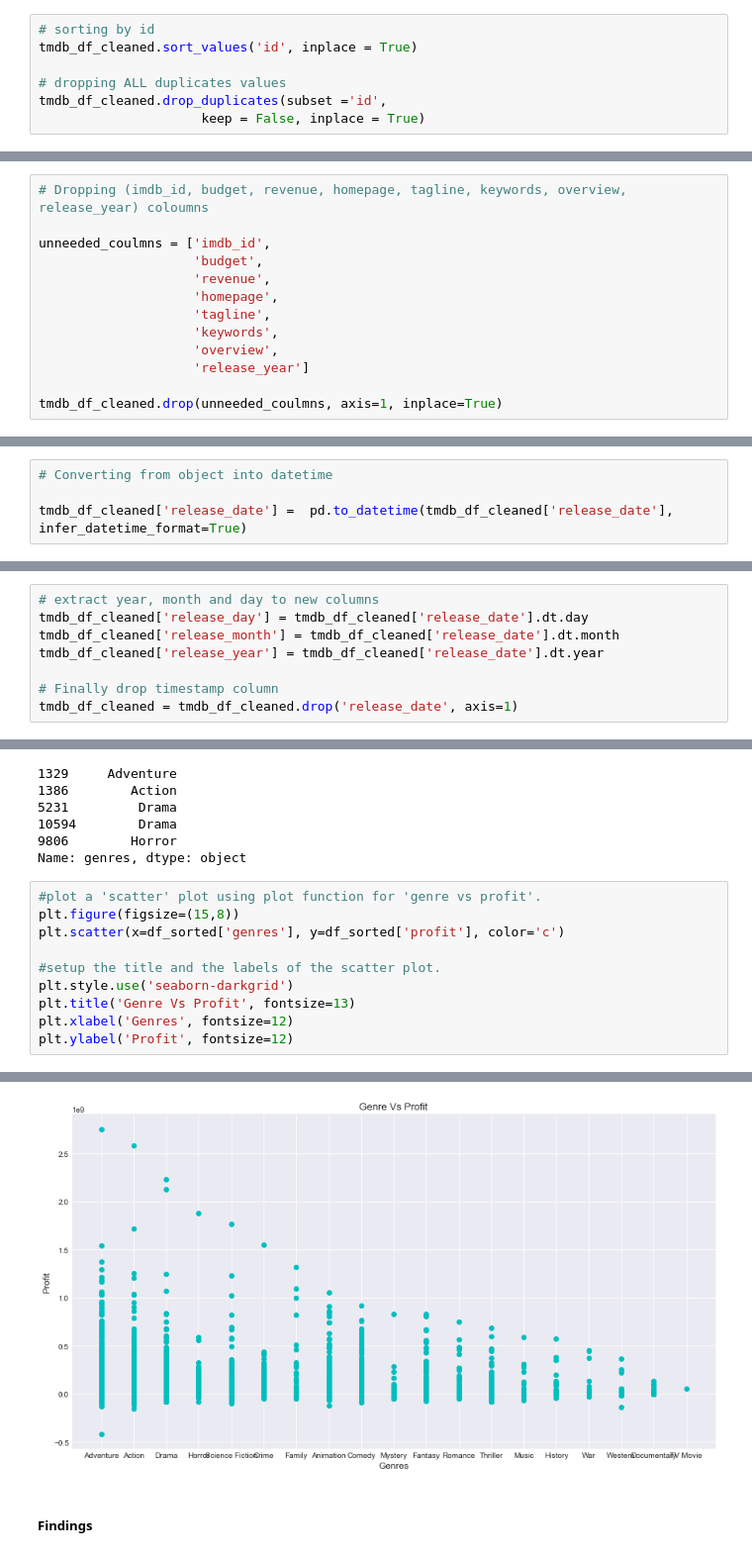
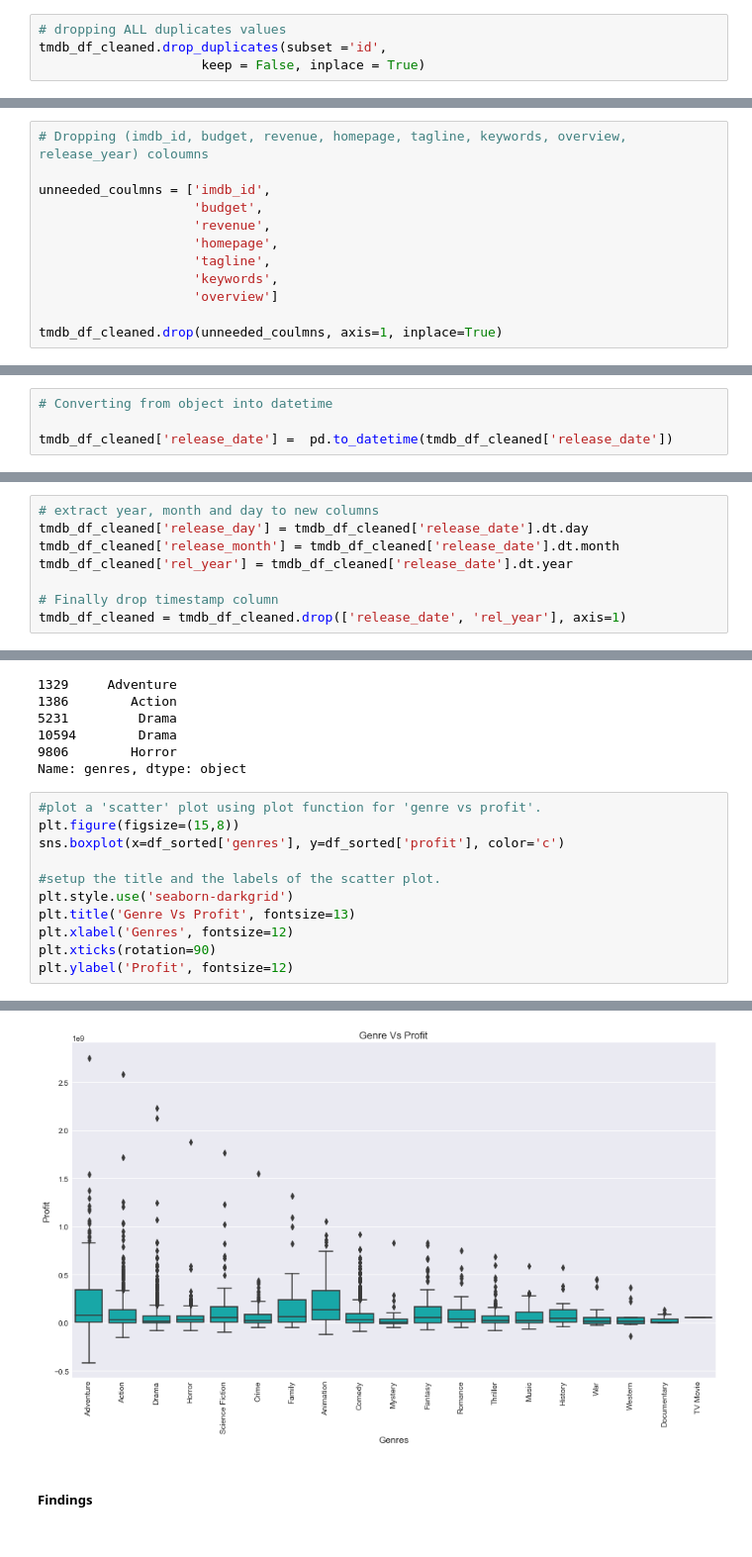
Before and after one commit to KarimEl-Dweky/TMDb-Movie-Data, a Jupyter notebook: TMDb.ipynb, the cells around one changed output, grey strips where cells are left out. Shown: that part at 99% size. Drawn from its saved outputs; the diff is of its cells as text.

```diff
--- a/TMDb.ipynb
+++ b/TMDb.ipynb
@@ -272,9 +273,6 @@ Dropping Dublicated **id**.
 # %% [markdown]
 ###### Code
 # %%
-# sorting by id
-tmdb_df_cleaned.sort_values('id', inplace = True)
-
 # dropping ALL duplicates values
 tmdb_df_cleaned.drop_duplicates(subset ='id',
                      keep = False, inplace = True)
@@ -299,8 +297,7 @@ unneeded_coulmns = ['imdb_id',
                     'homepage',
                     'tagline',
                     'keywords',
-                    'overview',
-                    'release_year']
+                    'overview']
 
 tmdb_df_cleaned.drop(unneeded_coulmns, axis=1, inplace=True)
 # %% [markdown]
@@ -408,7 +396,7 @@ Converting **release_date** coloumn from object into datetime.
 # %%
 # Converting from object into datetime
 
-tmdb_df_cleaned['release_date'] =  pd.to_datetime(tmdb_df_cleaned['release_date'], infer_datetime_format=True)
+tmdb_df_cleaned['release_date'] =  pd.to_datetime(tmdb_df_cleaned['release_date'])
 # %% [markdown]
 ###### Test
 # %%
@@ -455,10 +440,10 @@ Separating **release_date** into **release_day**, **release_month** and **releas
 # extract year, month and day to new columns
 tmdb_df_cleaned['release_day'] = tmdb_df_cleaned['release_date'].dt.day
 tmdb_df_cleaned['release_month'] = tmdb_df_cleaned['release_date'].dt.month
-tmdb_df_cleaned['release_year'] = tmdb_df_cleaned['release_date'].dt.year
+tmdb_df_cleaned['rel_year'] = tmdb_df_cleaned['release_date'].dt.year
 
 # Finally drop timestamp column
-tmdb_df_cleaned = tmdb_df_cleaned.drop('release_date', axis=1)
+tmdb_df_cleaned = tmdb_df_cleaned.drop(['release_date', 'rel_year'], axis=1)
 # %% [markdown]
 ###### Test
 # %%
@@ -657,16 +642,17 @@ Name: genres, dtype: object
 # %%
 #plot a 'scatter' plot using plot function for 'genre vs profit'.
 plt.figure(figsize=(15,8))
-plt.scatter(x=df_sorted['genres'], y=df_sorted['profit'], color='c')
+sns.boxplot(x=df_sorted['genres'], y=df_sorted['profit'], color='c')
 
 #setup the title and the labels of the scatter plot.
 plt.style.use('seaborn-darkgrid')
 plt.title('Genre Vs Profit', fontsize=13)
 plt.xlabel('Genres', fontsize=12)
+plt.xticks(rotation=90)
 plt.ylabel('Profit', fontsize=12)
 # %% [output]
 Text(0, 0.5, 'Profit')
-[figure, old version]
+[figure, new version]
 # %% [markdown]
 ##### Findings
 # %% [markdown]
```
Also changed, not shown: parts of 16 cells of this notebook, 2 other files.
